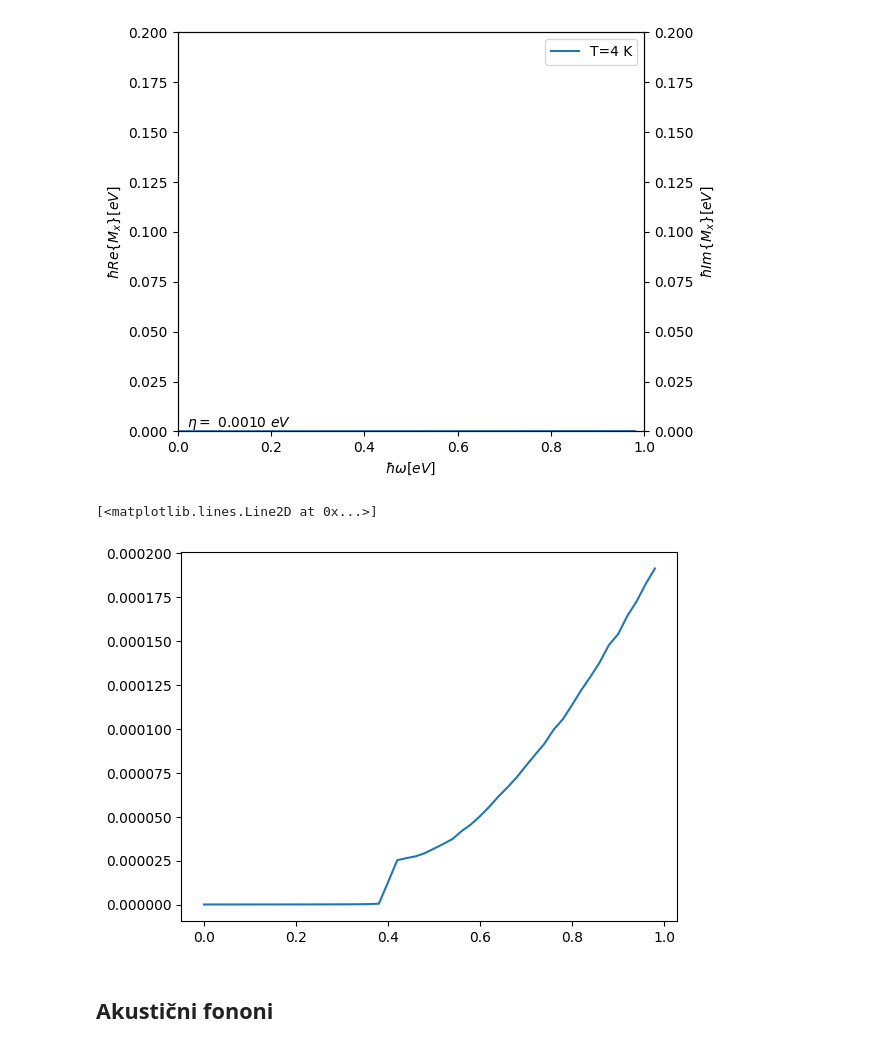
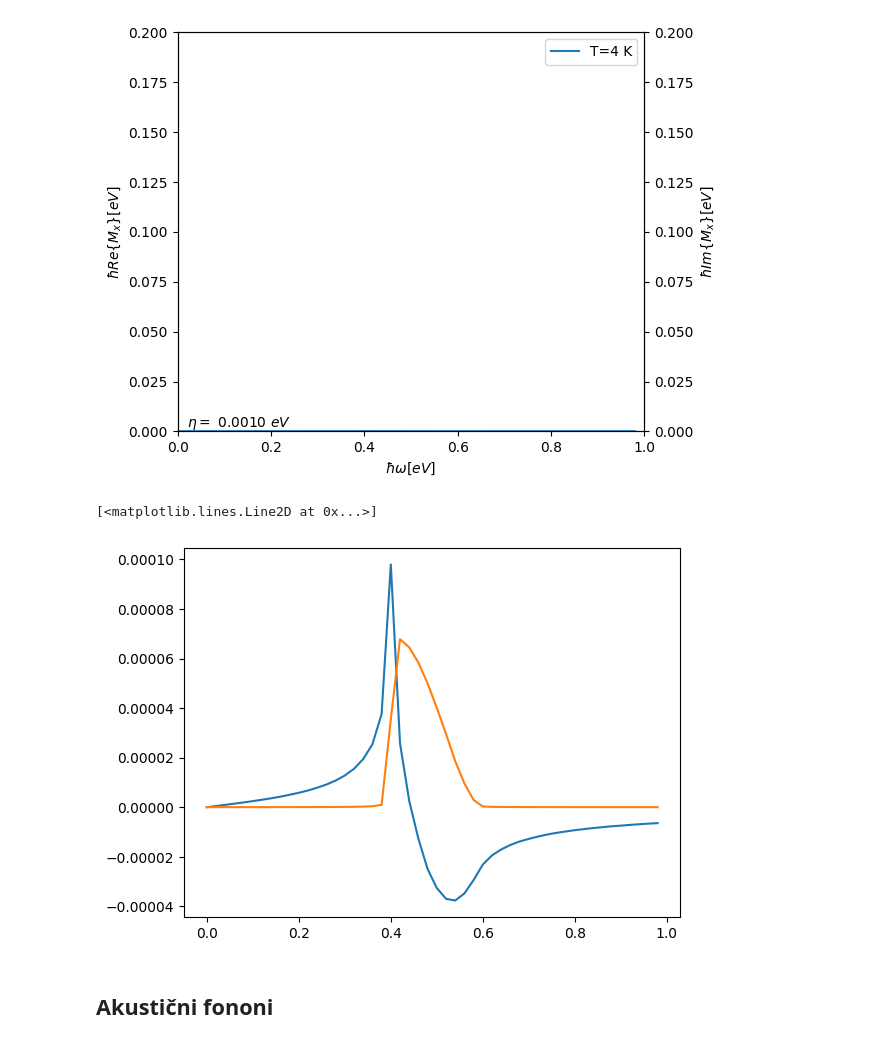
Before and after one commit to ppapac/24112024_memfn, a Jupyter notebook: MemoryDirac3D_usingTQ_140725.ipynb, the cells around one changed output. Saved outputs shown, nothing was run; the diff lists cells and outputs as text; code cells hidden in the pictures.

Commit message:
071725-w try coupling and check Zokis integral

```diff
--- a/MemoryDirac3D_usingTQ_140725.ipynb
+++ b/MemoryDirac3D_usingTQ_140725.ipynb
@@ -42,7 +42,7 @@ c_s_tilde = 0.03  # hbar_w_ac_max / hbar / vf * a
 hbar_w_ac_max = c_s_tilde * hbar * vf / a
 G_op2 = alpha_op
 G_ac2 = alpha_ac * hbar * vf / a
-K_c = Kf_ / 20
+K_c = Kf_ * 200000
 
 Ef = torch.sqrt(torch.FloatTensor([Kf_20**2 + M**2])).to("cuda")
 # %%
@@ -105,7 +105,7 @@ def eff_concetration(T):
 
 
 def coupling(K_c, abs_dK):
-    return G_op2 * torch.where(K_c > abs_dK, 1, 0)
+    return G_op2 / (1 + exp(-10000 * (K_c - abs_dK)))
 # %%
 print(eff_concetration(0))  # T=0 numerički
 print(4 * pi / 3 * 2 / (2 * pi) ** 3 * Kf_20**2 / hbar**3 / vf)  # T=0 analitički
@@ -197,12 +197,8 @@ def plot_result(ax, result, T=None, eta=None, ws=ws_0):
 # %% [markdown]
 **Memorijska funkcija**
 # %%
-def ss_sum_part(K_, theta_, K, theta, phi, hbar_w, hbar_w_ph, T, u, eta, K_c):
-    abs_k_k_ = torch.sqrt(
-        K**2
-        + K_**2
-        - 2 * K * K_ * (sin(theta) * sin(theta_) * cos(phi) + cos(theta) * cos(theta_))
-    )
+def ss_sum_part(K_, K, alpha, hbar_w, hbar_w_ph, T, u, eta, K_c):
+    abs_k_k_ = torch.sqrt(K**2 + K_**2 - 2 * K * K_ * cos(alpha))
 
     def summand(s1, s2):
 
@@ -212,7 +208,7 @@ def ss_sum_part(K_, theta_, K, theta, phi, hbar_w, hbar_w_ph, T, u, eta, K_c):
                 + fermi_dirac(s1 * s2 * eps(K), s1 * s2 * u, T)
             )
             / (hbar_w + s1 * eps(K_) - s1 * eps(K) + s2 * hbar_w_ph + eta * 1j)
-             * coupling(K_c, abs_k_k_)
+            * coupling(K_c, abs_k_k_)
         )
 
     sum = 0
@@ -225,36 +221,29 @@ def ss_sum_part(K_, theta_, K, theta, phi, hbar_w, hbar_w_ph, T, u, eta, K_c):
         sum
         * K**2
         * K_**2
-        * sin(theta)
-        * sin(theta_)
-        * (cos(theta_) ** 2 - cos(theta) * cos(theta_))
+        * sin(alpha)
+        * (1 / 3 - 1 / 3 * cos(alpha))
         * d_fermi_dirac(eps(K_), Ef, T)
     )
 
 
-def ss_sum_real(K_, theta_, K, theta, phi, hbar_w, hbar_w_ph, T, u, eta, K_c):
+def ss_sum_real(K_, K, alpha, hbar_w, hbar_w_ph, T, u, eta, K_c):
 
-    return ss_sum_part(
-        K_, theta_, K, theta, phi, hbar_w, hbar_w_ph, T, u, eta, K_c
-    ).real
+    return ss_sum_part(K_, K, alpha, hbar_w, hbar_w_ph, T, u, eta, K_c).real
 
 
-def ss_sum_imag(K_, theta_, K, theta, phi, hbar_w, hbar_w_ph, T, u, eta, K_c):
+def ss_sum_imag(K_, K, alpha, hbar_w, hbar_w_ph, T, u, eta, K_c):
 
-    return ss_sum_part(
-        K_, theta_, K, theta, phi, hbar_w, hbar_w_ph, T, u, eta, K_c
-    ).imag
+    return ss_sum_part(K_, K, alpha, hbar_w, hbar_w_ph, T, u, eta, K_c).imag
 
 
 def mem_fn_op(ss_sum_fn, hbar_w, hbar_w_ph, u, T, eta, K_c):
 
     integration_domain = torch.Tensor(
         [
-            [Kf_ - 0.0000005, Kf_ + 0.000005],
-            [0, pi],
+            [Kf_ - 0.00005, Kf_ + 0.00005],
             [0, Kf_max],
             [0, pi],
-            [0, 2 * pi],
         ]
     )
 
@@ -264,8 +253,6 @@ def mem_fn_op(ss_sum_fn, hbar_w, hbar_w_ph, u, T, eta, K_c):
             K[:, 0],
             K[:, 1],
             K[:, 2],
-            K[:, 3],
-            K[:, 4],
             hbar_w,
             hbar_w_ph,
             T,
@@ -275,15 +262,14 @@ def mem_fn_op(ss_sum_fn, hbar_w, hbar_w_ph, u, T, eta, K_c):
         )
 
     integral_k_k_ = tp.integrate(
-        integrand, dim=5, N=10**7, integration_domain=integration_domain
+        integrand, dim=3, N=10**7, integration_domain=integration_domain
     )
 
-    return G_op2 * (
+    return (
         (1 / eff_concetration(T) / a**3 * 2 / (2 * pi) ** 3 * vf**2)
         * (-1 / (2 * pi) ** 3)
-        * (2 * pi)
+        * (8 * pi**2)
         * integral_k_k_
-        * G_op2
     )
 # %%
 fig, *axs = setup_plot(x_lim=[0, 1], y_lim=[0, 0.2])
@@ -308,10 +294,11 @@ Please use `tqdm.notebook.tqdm` instead of `tqdm.tqdm_notebook`
   for w in tqdm_notebook(ws):
 [figure]
 # %%
+plt.plot(ws_0.to("cpu"), integrals[0])
 plt.plot(ws_0.to("cpu"), integrals[1])
 # %% [output]
 [<matplotlib.lines.Line2D at 0x...>]
-[figure, old version]
+[figure, new version]
 # %% [markdown]
 ## Akustični fononi
 # %% [markdown]
```
Also changed, not shown: 5 other files.
